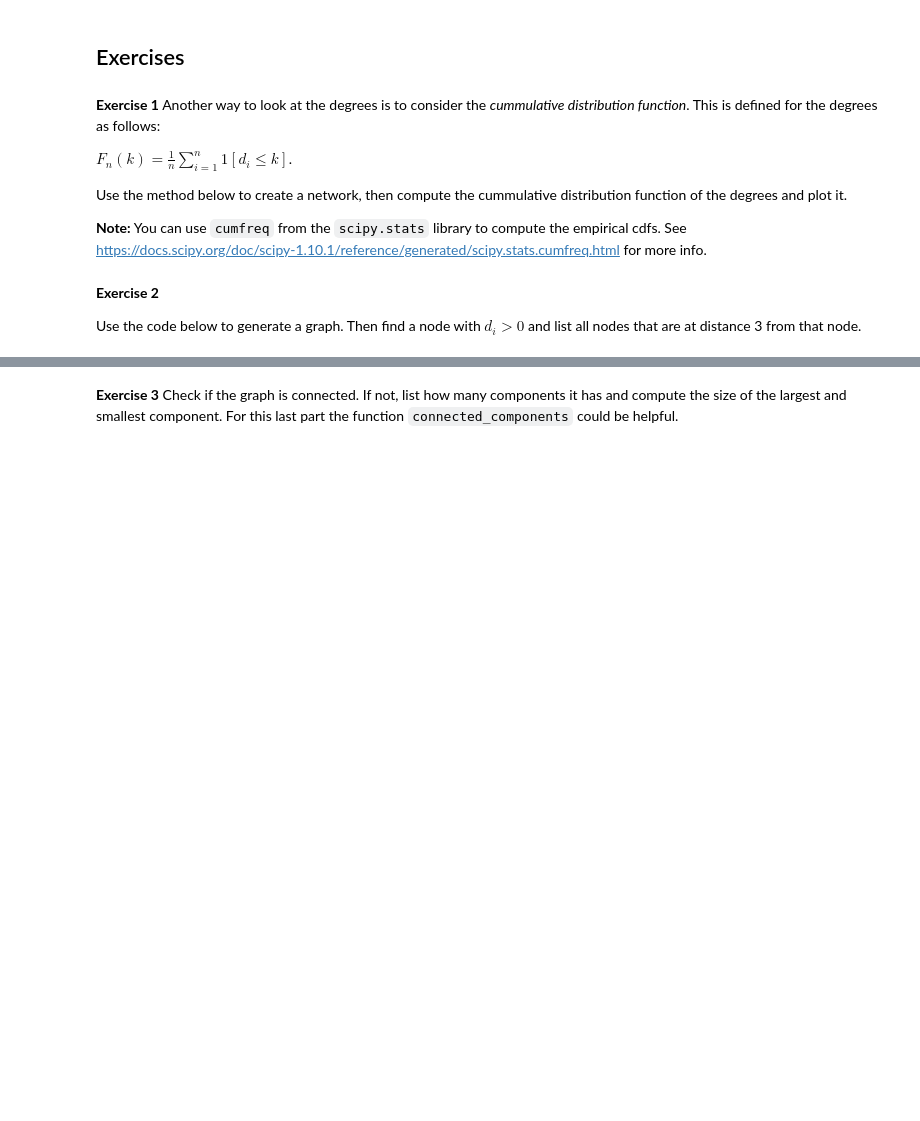
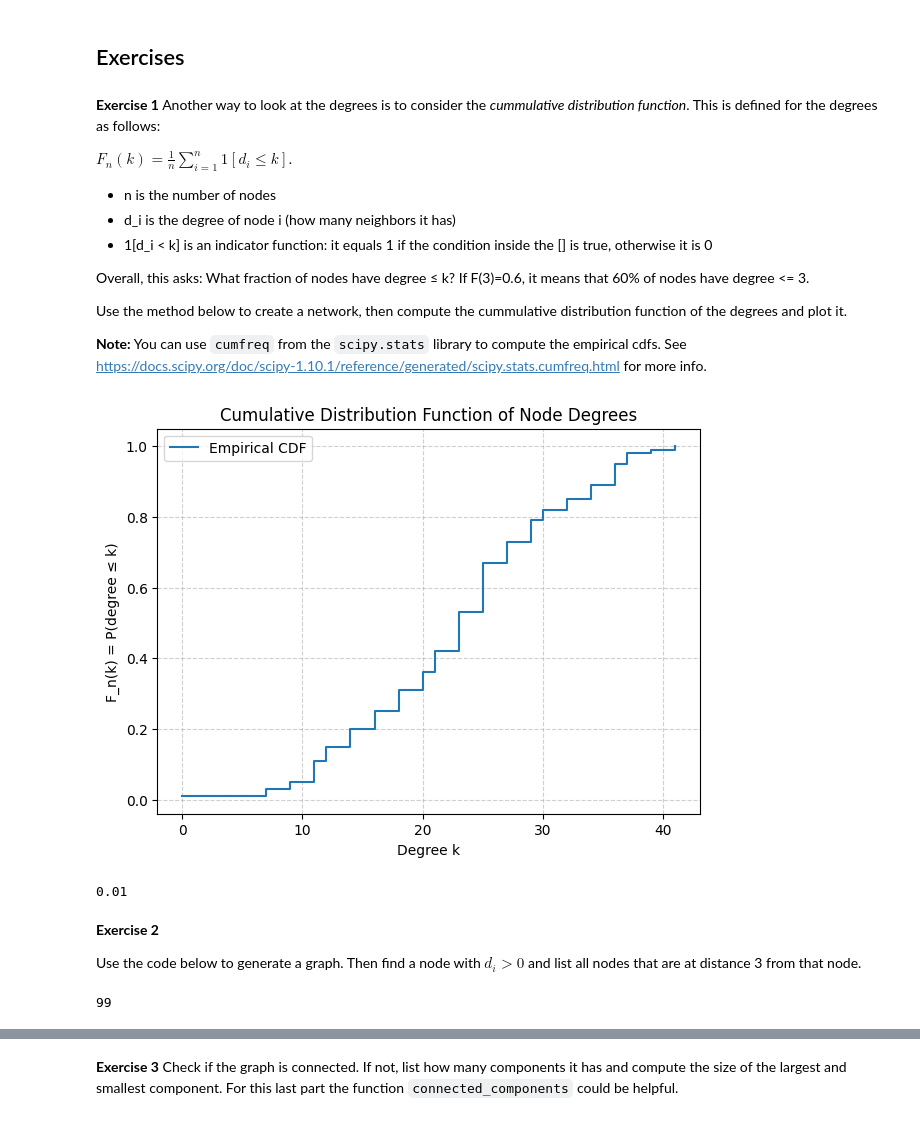
Before and after one commit to lucazini03/Network-Statistics, a Jupyter notebook: Network_Properties.ipynb, the cells around one changed output, grey strips where cells are left out. Drawn from its saved outputs; the diff is of its cells as text; code cells hidden in the pictures; blank space fills up the shorter version.

```diff
--- a/Network_Properties.ipynb
+++ b/Network_Properties.ipynb
@@ -296,6 +328,13 @@ Another way to look at the degrees is to consider the *cummulative distribution
 
 $F_n(k) = \frac{1}{n} \sum_{i = 1}^n 1[d_i \le k]$.
 
+- n is the number of nodes
+- d_i is the degree of node i (how many neighbors it has)
+- 1[d_i < k] is an indicator function: it equals 1 if the condition inside the [] is true, otherwise it is 0
+
+Overall, this asks: What fraction of nodes have degree ≤ k?
+If F(3)=0.6, it means that 60% of nodes have degree <= 3.
+
 Use the method below to create a network, then compute the cummulative distribution function of the degrees and plot it.
 
 **Note:** You can use `cumfreq` from the `scipy.stats` library to compute the empirical cdfs. See https://docs.scipy.org/doc/scipy-1.10.1/reference/generated/scipy.stats.cumfreq.html for more info.
@@ -305,5 +341,37 @@ G1 = nx.erdos_renyi_graph(100,0.3)
 # %%
-### Solution
+import networkx as nx
+import matplotlib.pyplot as plt
+import numpy as np
+from scipy.stats import cumfreq
+
+# 1. Generate a graph with 100
+G1 = nx.erdos_renyi_graph(100, 0.3)
+
+# 2. Get degrees of all nodes
+degrees = [d for _, d in G1.degree()]
+
+# 3. Compute cumulative frequency (empirical CDF)
+res = cumfreq(degrees, numbins=max(degrees)+1)
+
+# Extract values
+cum_values = res.cumcount / len(degrees)  # normalize to get fraction
+x = np.linspace(0, max(degrees), num=len(cum_values))
+
+# 4. Plot CDF
+plt.figure(figsize=(7,5))
+plt.step(x, cum_values, where="post", label="Empirical CDF")
+plt.xlabel("Degree k")
+plt.ylabel("F_n(k) = P(degree ≤ k)")
+plt.title("Cumulative Distribution Function of Node Degrees")
+plt.grid(True, linestyle="--", alpha=0.6)
+plt.legend()
+plt.show()
+# %% [output]
+[figure, added]
+# %%
+print(cum_values[0])
+# %% [output]
+0.01
 # %% [markdown]
 **Exercise 2**
 
@@ -313,3 +381,10 @@ Use the code below to generate a graph. Then find a node with $d_i > 0$ and list
 G2 = nx.erdos_renyi_graph(100,0.02)
 # %%
 ### Solution
+for node in G2.nodes:
+    if G2.degree[node] > 0:
+        #print(f"Node {node} has degree {G2.degree[node]}")
+        our_node = node
+print(our_node)
+# %% [output]
+99
```
Also changed, not shown: parts of 10 cells of this notebook.
